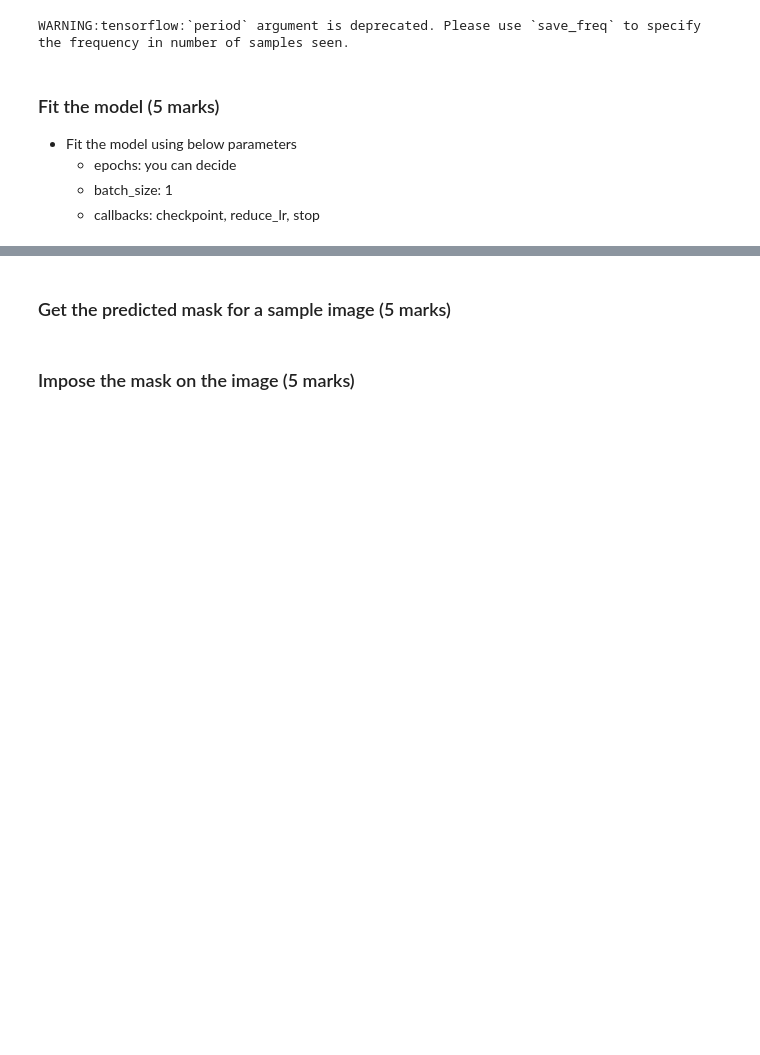
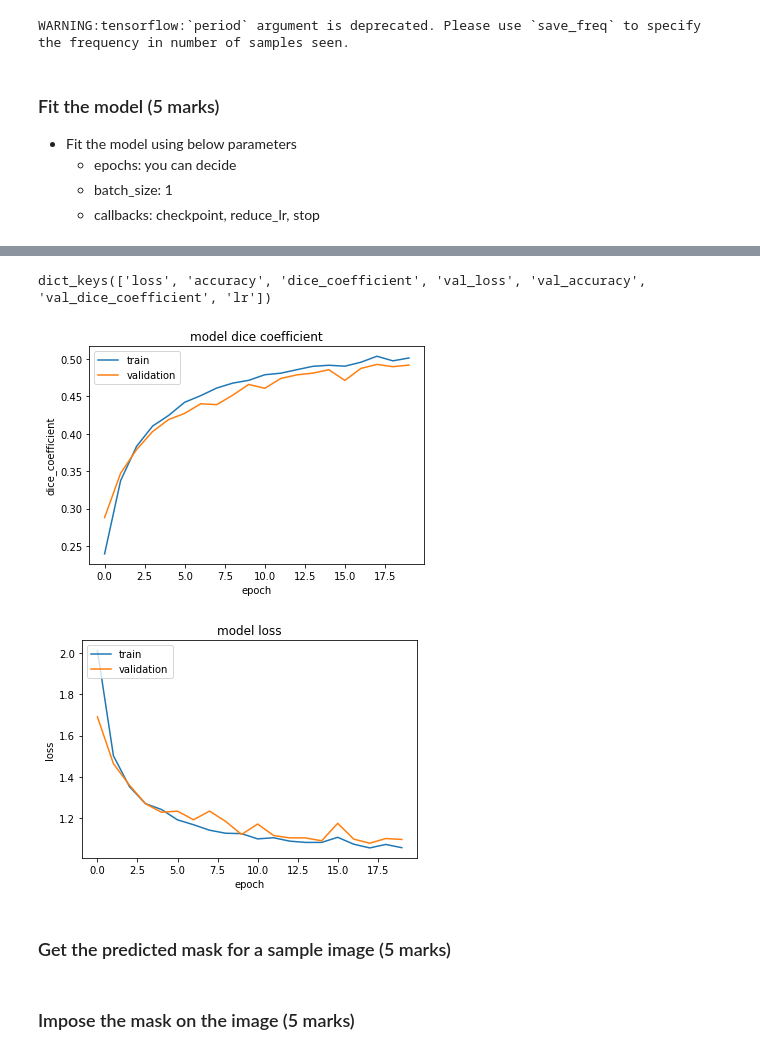
Before and after one commit to rsjain1978/deep-learning-cnn-lstm-supervised-learning, a Jupyter notebook: Face_detection_Questions_Project_CV_AIML_Online.ipynb, the cells around one changed output, grey strips where cells are left out. Cells and saved outputs as stored; diff of their text form; code cells hidden in the pictures; blank space fills up the shorter version.

```diff
--- a/Face_detection_Questions_Project_CV_AIML_Online.ipynb
+++ b/Face_detection_Questions_Project_CV_AIML_Online.ipynb
@@ -249,6 +298,0 @@ ________________________________________________________________________________
-# %%
-def dice_coefficient(y_true, y_pred):
-    numerator = 2 * tf.reduce_sum(y_true * y_pred, axis=-1)
-    denominator = tf.reduce_sum(y_true + y_pred, axis=-1)
-
-    return numerator / (denominator + epsilon())
@@ -325,0 +347,13 @@ Epoch 00025: loss improved from 9.42992 to 9.42424, saving model to model-9.42.h
+# %%
+EPOCHS = 20
+STEPS_PER_EPOCH = x_train.shape[0]
+VAL_SUBSPLITS = 5
+VAL_STEPS_PER_EPOCH = x_val.shape[0]/VAL_SUBSPLITS
+BATCH_SIZE = 1
+
+history = model.fit_generator(data_generator(x_train,y_train,BATCH_SIZE),
+                              steps_per_epoch = STEPS_PER_EPOCH,
+                              validation_data = (x_val,y_val),
+                              #validation_steps = VAL_STEPS_PER_EPOCH,
+                              epochs=EPOCHS,
+                              callbacks=[checkpoint, reduce_lr, stop])
@@ -326,2 +378,39 @@ Epoch 00025: loss improved from 9.42992 to 9.42424, saving model to model-9.42.h
+# %%
+def plot_model_history(history):
+    """
+    Function to plot training and validation data of model
+
+    Parameters
+    ----------
+    history: dictionary
+             history of training and validation of model
+    Returns
+    -------
+    None
+
+    """
+    print(history.history.keys())
+    # summarize history for accuracy
+    plt.plot(history.history['dice_coefficient'])
+    plt.plot(history.history['val_dice_coefficient'])
+    plt.title('model dice coefficient')
+    plt.ylabel('dice_coefficient')
+    plt.xlabel('epoch')
+    plt.legend(['train', 'validation'], loc='upper left')
+    plt.show()
+    # summarize history for loss
+    plt.plot(history.history['loss'])
+    plt.plot(history.history['val_loss'])
+    plt.title('model loss')
+    plt.ylabel('loss')
+    plt.xlabel('epoch')
+    plt.legend(['train', 'validation'], loc='upper left')
+    plt.show()
+
+plot_model_history(history)
+# %% [output]
+dict_keys(['loss', 'accuracy', 'dice_coefficient', 'val_loss', 'val_accuracy', 'val_dice_coefficient', 'lr'])
+[figure, added]
+[figure, added]
 # %% [markdown]
 ### Get the predicted mask for a sample image   (5 marks)
```
Also changed, not shown: parts of 34 cells of this notebook.
